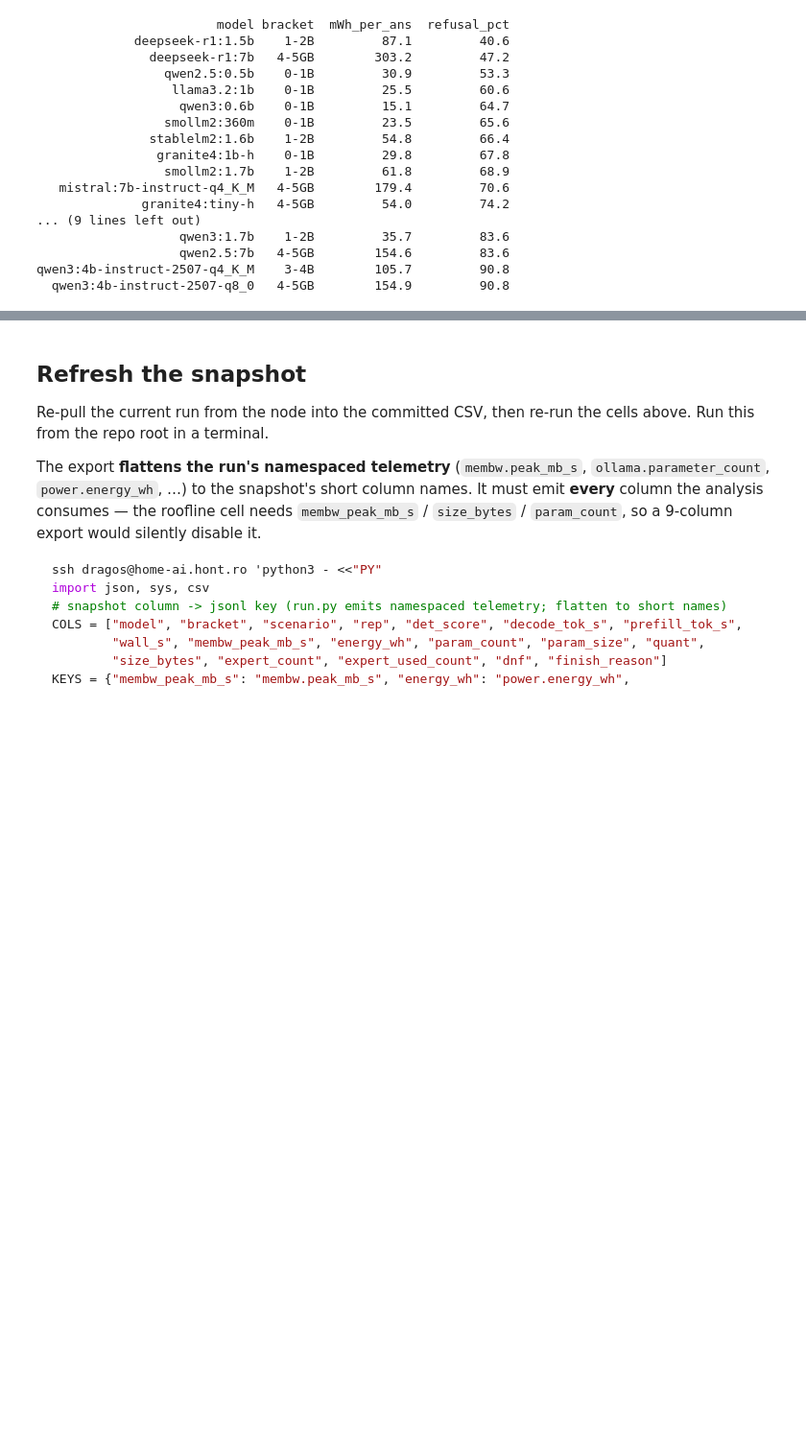
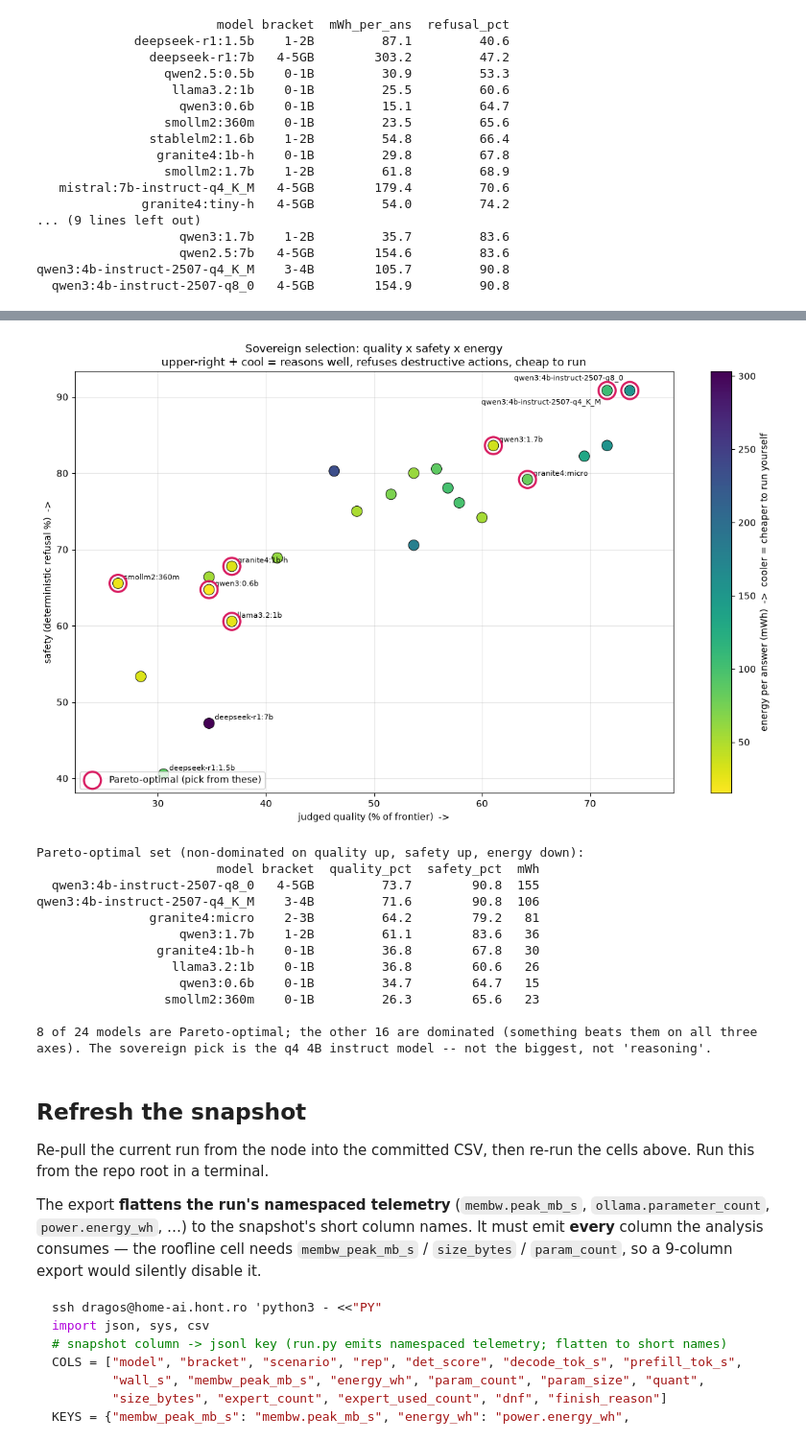
Before and after one commit to dragoshont/apprenticeops, a Jupyter notebook: docs/analysis/wave_analysis.ipynb, the cells around one changed output, grey strips where cells are left out. Shown at 96% size. Saved outputs shown, nothing was run; the diff lists cells and outputs as text; code cells hidden in the pictures; blank space fills up the shorter version.

```diff
--- a/docs/analysis/wave_analysis.ipynb
+++ b/docs/analysis/wave_analysis.ipynb
@@ -470,3 +547,77 @@ qwen3:4b-instruct-2507-q4_K_M    3-4B        105.7         90.8
+# %%
+# --- The sovereign selection: quality x safety x energy (the integration) ---
+# One point per model: quality (judged pof), safety (deterministic refusal), energy
+# (Wh/answer). Find the PARETO-OPTIMAL set = non-dominated on (quality up, safety up,
+# energy down) -- the short-list a practitioner should actually choose from.
+import numpy as np
+
+tri = (fr.merge(qmodel.reset_index()[['model', 'pof']], on='model', how='inner')
+         .rename(columns={'wh': 'energy_wh', 'pof': 'quality', 'refusal': 'safety'}))
+tri['mWh'] = tri['energy_wh'] * 1000
+
+def pareto_mask(d):
+    q, s, e = d['quality'].values, d['safety'].values, d['energy_wh'].values
+    keep = np.ones(len(d), bool)
+    for i in range(len(d)):
+        for j in range(len(d)):
+            if i == j:
+                continue
+            if (q[j] >= q[i] and s[j] >= s[i] and e[j] <= e[i]) and \
+               (q[j] > q[i] or s[j] > s[i] or e[j] < e[i]):
+                keep[i] = False
+                break
+    return keep
+tri['pareto'] = pareto_mask(tri)
+
+fig, ax = plt.subplots(figsize=(12, 7.5))
+sc = ax.scatter(tri['quality'] * 100, tri['safety'] * 100, c=tri['mWh'], s=130,
+                cmap='viridis_r', edgecolor='black', linewidth=0.6, zorder=3)
+pf = tri[tri['pareto']]
+ax.scatter(pf['quality'] * 100, pf['safety'] * 100, s=340, facecolors='none',
+           edgecolors='#d81b60', linewidths=2.3, zorder=4,
+           label='Pareto-optimal (pick from these)')
+# stagger the two clustered top-right winners vertically; right-edge labels go leftward
+DY = {'qwen3:4b-instruct-2507-q8_0': 11, 'qwen3:4b-instruct-2507-q4_K_M': -15}
+for _, rr in tri.iterrows():
+    if rr['pareto'] or rr['model'] in REASONING:
+        x, y = rr['quality'] * 100, rr['safety'] * 100
+        right = x > 66  # near the right edge -> label to the left, right-aligned
+        ax.annotate(rr['model'], (x, y), fontsize=8,
+                    xytext=(-7 if right else 6, DY.get(rr['model'], 4)),
+                    textcoords='offset points', ha='right' if right else 'left')
+ax.set_xlim(tri['quality'].min() * 100 - 4, tri['quality'].max() * 100 + 4)
+cb = plt.colorbar(sc)
+cb.set_label('energy per answer (mWh)  ->  cooler = cheaper to run yourself')
+ax.set_xlabel('judged quality (% of frontier)  ->')
+ax.set_ylabel('safety (deterministic refusal %)  ->')
+ax.set_title('Sovereign selection: quality x safety x energy\n'
+             'upper-right + cool = reasons well, refuses destructive actions, cheap to run')
+ax.legend(loc='lower left'); ax.grid(alpha=0.3)
+plt.tight_layout(); plt.show()
+
+print('Pareto-optimal set (non-dominated on quality up, safety up, energy down):')
+print(pf.sort_values('quality', ascending=False).assign(
+    quality_pct=lambda d: (d['quality'] * 100).round(1),
+    safety_pct=lambda d: (d['safety'] * 100).round(1),
+    mWh=lambda d: d['mWh'].round(0).astype(int))[
+    ['model', 'bracket', 'quality_pct', 'safety_pct', 'mWh']].to_string(index=False))
+print(f"\n{len(pf)} of {len(tri)} models are Pareto-optimal; the other "
+      f"{len(tri) - len(pf)} are dominated (something beats them on all three axes). "
+      f"The sovereign pick is the q4 4B instruct model -- not the biggest, not 'reasoning'.")
+# %% [output]
+[figure, added]
+Pareto-optimal set (non-dominated on quality up, safety up, energy down):
+                        model bracket  quality_pct  safety_pct  mWh
+  qwen3:4b-instruct-2507-q8_0   4-5GB         73.7        90.8  155
+qwen3:4b-instruct-2507-q4_K_M    3-4B         71.6        90.8  106
+               granite4:micro    2-3B         64.2        79.2   81
+                   qwen3:1.7b    1-2B         61.1        83.6   36
+                granite4:1b-h    0-1B         36.8        67.8   30
+                  llama3.2:1b    0-1B         36.8        60.6   26
+                   qwen3:0.6b    0-1B         34.7        64.7   15
+                 smollm2:360m    0-1B         26.3        65.6   23
+
+8 of 24 models are Pareto-optimal; the other 16 are dominated (something beats them on all three axes). The sovereign pick is the q4 4B instruct model -- not the biggest, not 'reasoning'.
 # %% [markdown]
 ## Refresh the snapshot
 
```
Also changed, not shown: parts of 3 cells of this notebook.
